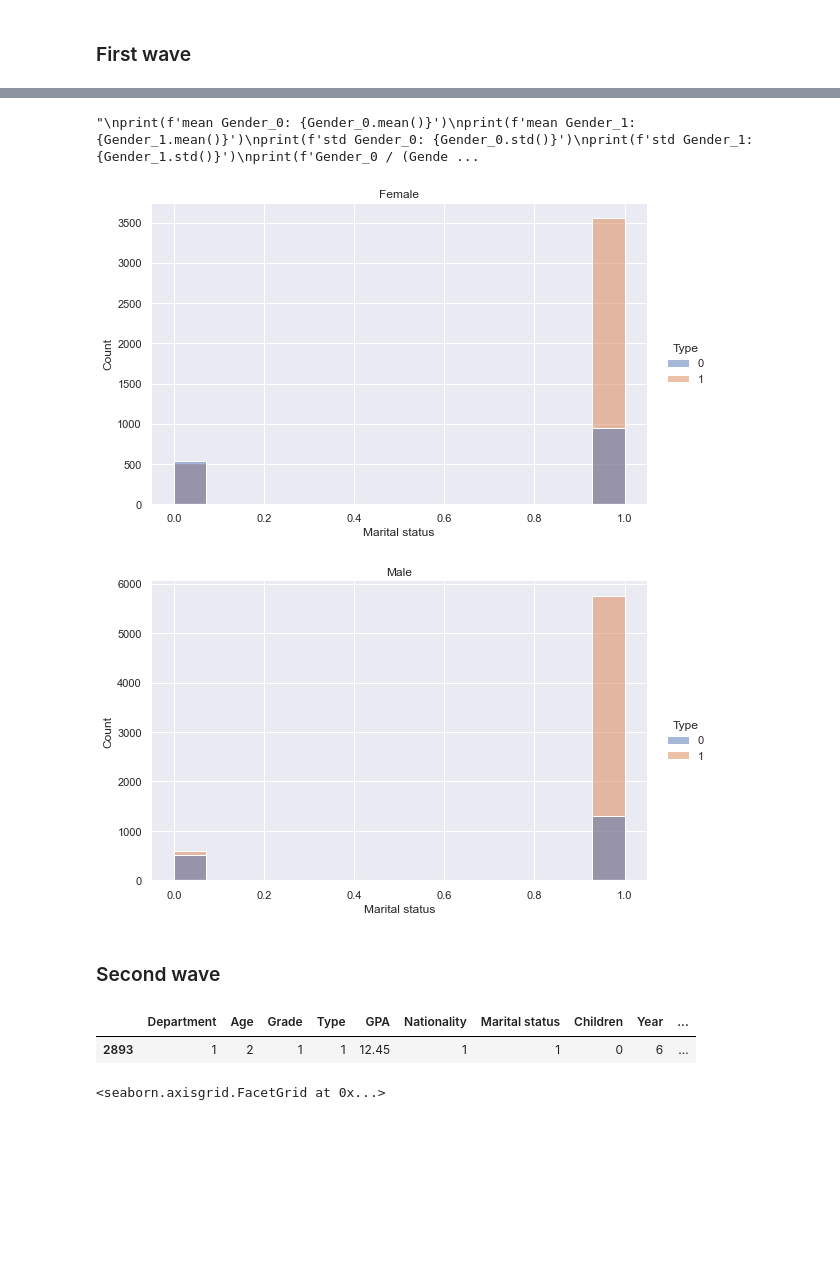
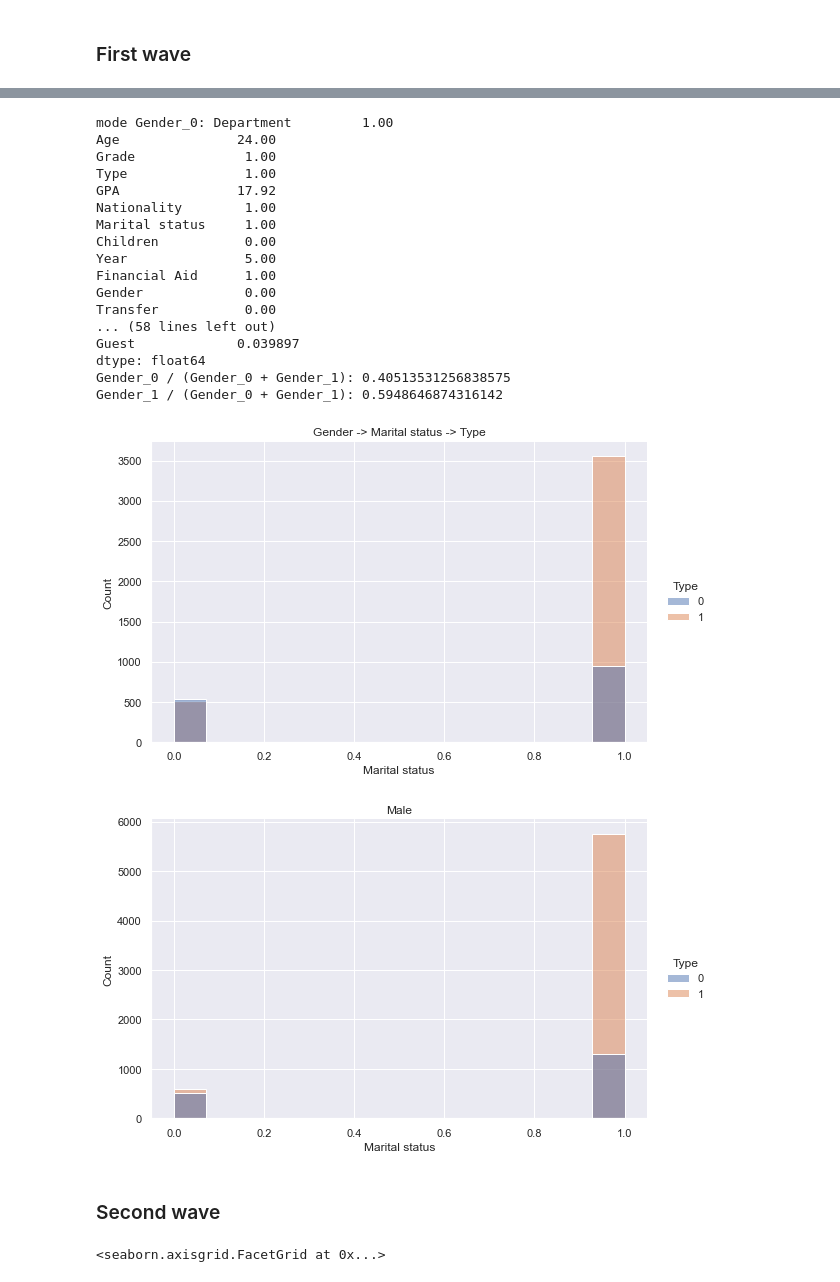
Before and after one commit to mghasemi19/ML_EconEduc, a Jupyter notebook: Type_classification.ipynb, the cells around one changed output, grey strips where cells are left out. Saved outputs shown, nothing was run; the diff lists cells and outputs as text; code cells hidden in the pictures; blank space fills up the shorter version.

```diff
--- a/Type_classification.ipynb
+++ b/Type_classification.ipynb
@@ -1406,32 +1411,40 @@ Marital status_1 / (Marital status_0 + Marital status_1): 0.7597198920417244
 # %%
 Gender_0 = df_test[df_test['Gender']==0]
 Gender_1 = df_test[df_test['Gender']==1]
 plot_1 = sns.displot(Gender_0, x= 'Marital status', hue=Gender_0['Type'], kde=False, height=5, aspect=1.6)
-plot_1.set(title = "Female")
+plot_1.set(title = "Gender -> Marital status -> Type")
 plot_2 = sns.displot(Gender_1, x= 'Marital status', hue=Gender_1['Type'], kde=False, height=5, aspect=1.6)
 plot_2.set(title = "Male")
 
-'''
-print(f'mean Gender_0: {Gender_0.mean()}')
-print(f'mean Gender_1: {Gender_1.mean()}')
+
+print(f'mode Gender_0: {Gender_0.mode().iloc[0]}')
+print(f'mode Gender_1: {Gender_1.mode().iloc[0]}')
 print(f'std Gender_0: {Gender_0.std()}')
 print(f'std Gender_1: {Gender_1.std()}')
 print(f'Gender_0 / (Gender_0 + Gender_1): {Gender_0.shape[0] / (Gender_0.shape[0] + Gender_1.shape[0])}')
 print(f'Gender_1 / (Gender_0 + Gender_1): {Gender_1.shape[0] / (Gender_0.shape[0] + Gender_1.shape[0])}')
-'''
 # %% [output]
-"\nprint(f'mean Gender_0: {Gender_0.mean()}')\nprint(f'mean Gender_1: {Gender_1.mean()}')\nprint(f'std Gender_0: {Gender_0.std()}')\nprint(f'std Gender_1: {Gender_1.std()}')\nprint(f'Gender_0 / (Gende ...
+mode Gender_0: Department         1.00
+Age               24.00
+Grade              1.00
+Type               1.00
+GPA               17.92
+Nationality        1.00
+Marital status     1.00
+Children           0.00
+Year               5.00
+Financial Aid      1.00
+Gender             0.00
+Transfer           0.00
+... (58 lines left out)
+Guest             0.039897
+dtype: float64
+Gender_0 / (Gender_0 + Gender_1): 0.40513531256838575
+Gender_1 / (Gender_0 + Gender_1): 0.5948646874316142
-[figure, old version]
+[figure, new version]
 [figure]
 # %% [markdown]
 ### Second wave
-# %%
-df_test['Age'].describe()
-df_test[df_test['Age']<=16]
-#sns.displot(df_test['Age'])
-# %% [output]
-|  | Department | Age | Grade | Type | GPA | Nationality | Marital status | Children | Year | ... |
-| 2893 | 1 | 2 | 1 | 1 | 12.45 | 1 | 1 | 0 | 6 | ... |
 # %%
 def fill_GPA(df):
     gpa = df['GPA'] * 5
```
Also changed, not shown: parts of 5 cells of this notebook.
